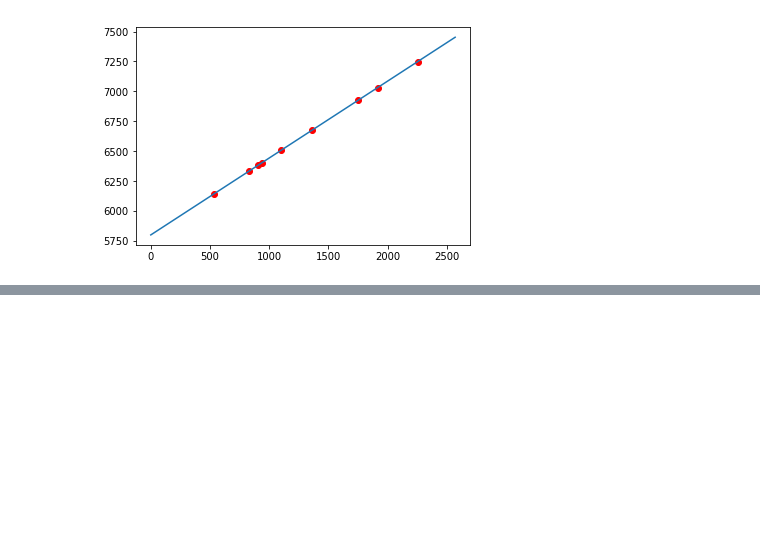
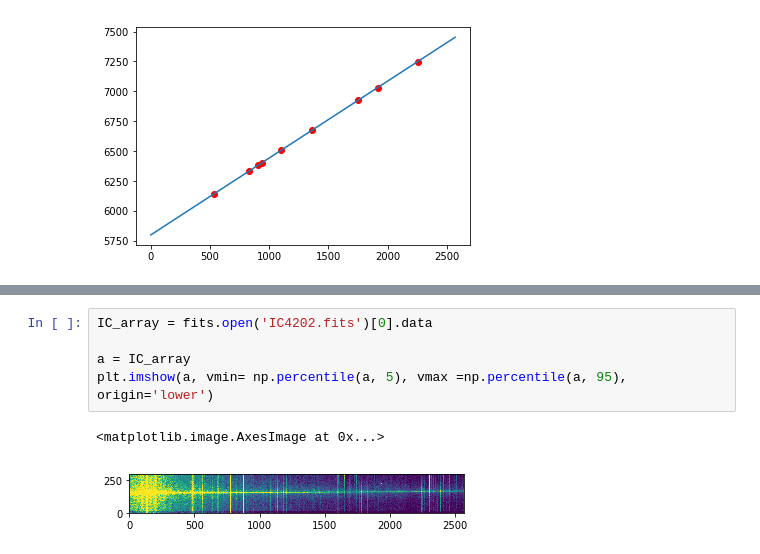
Before and after one commit to rqguan/Class-Code, a Jupyter notebook: Shane_Redu&Cali.ipynb, the cells around one changed output, grey strips where cells are left out. Drawn from its saved outputs; the diff is of its cells as text; blank space fills up the shorter version.

```diff
--- a/Shane_Redu&Cali.ipynb
+++ b/Shane_Redu&Cali.ipynb
@@ -196,0 +244,8 @@ y= 0.642814613386485 x+ 5800.269909667825
+# %%
+IC_array = fits.open('IC4202.fits')[0].data
+
+a = IC_array
+plt.imshow(a, vmin= np.percentile(a, 5), vmax =np.percentile(a, 95), origin='lower')
+# %% [output]
+<matplotlib.image.AxesImage at 0x...>
+[figure, added]
```
Also changed, not shown: parts of 17 cells of this notebook.
